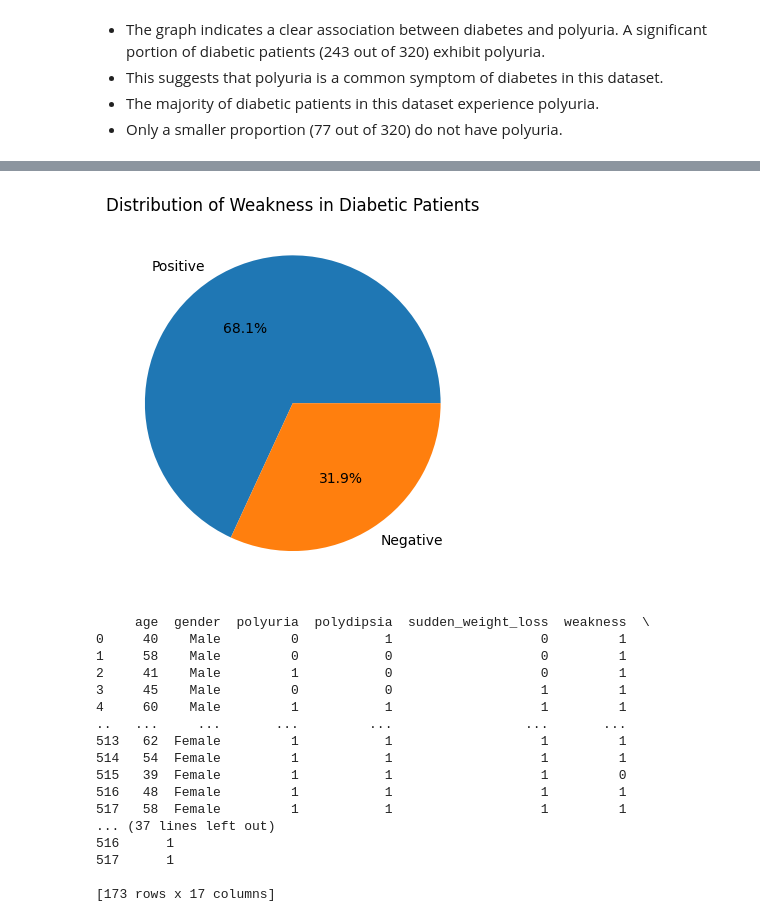
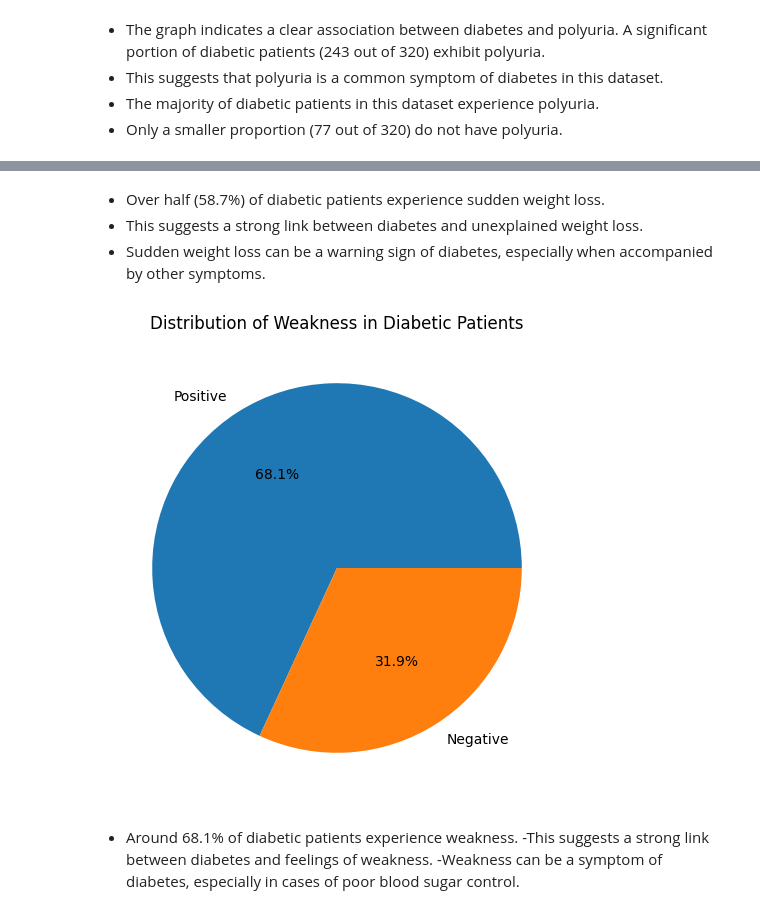
Before and after one commit to Sriraj-Penjerla/Sriraj-GlucoSense-Infy-Nov24, a Jupyter notebook: Glucosense_Infy.ipynb, the cells around one changed output, grey strips where cells are left out. Cells and saved outputs as stored; diff of their text form; code cells hidden in the pictures.

```diff
--- a/Glucosense_Infy.ipynb
+++ b/Glucosense_Infy.ipynb
@@ -184,29 +189,18 @@ plt.show()
+# %% [markdown]
+- Over half (58.7%) of diabetic patients experience sudden weight loss.
+- This suggests a strong link between diabetes and unexplained weight loss.
+- Sudden weight loss can be a warning sign of diabetes, especially when accompanied by other symptoms.
 # %%
 weakness = data[data['class'] == 1]['weakness'].value_counts()
+plt.figure(figsize=(8, 6))
 plt.pie(weakness, labels=["Positive","Negative"], autopct='%1.1f%%')
 plt.title('Distribution of Weakness in Diabetic Patients')
 plt.show()
 # %% [output]
-[figure, old version]
+[figure, new version]
+# %% [markdown]
+- Around 68.1% of diabetic patients experience weakness.
+-This suggests a strong link between diabetes and feelings of weakness.
+-Weakness can be a symptom of diabetes, especially in cases of poor blood sugar control.
 # %%
 refined_data=db_data.drop_duplicates()
-# %%
-print(refined_data)
-# %% [output]
-     age  gender  polyuria  polydipsia  sudden_weight_loss  weakness  \
-0     40    Male         0           1                   0         1
-1     58    Male         0           0                   0         1
-2     41    Male         1           0                   0         1
-3     45    Male         0           0                   1         1
-4     60    Male         1           1                   1         1
-..   ...     ...       ...         ...                 ...       ...
-513   62  Female         1           1                   1         1
-514   54  Female         1           1                   1         1
-515   39  Female         1           1                   1         0
-516   48  Female         1           1                   1         1
-517   58  Female         1           1                   1         1
-... (37 lines left out)
-516      1
-517      1
-
-[173 rows x 17 columns]
```
Also changed, not shown: parts of 12 cells of this notebook.
